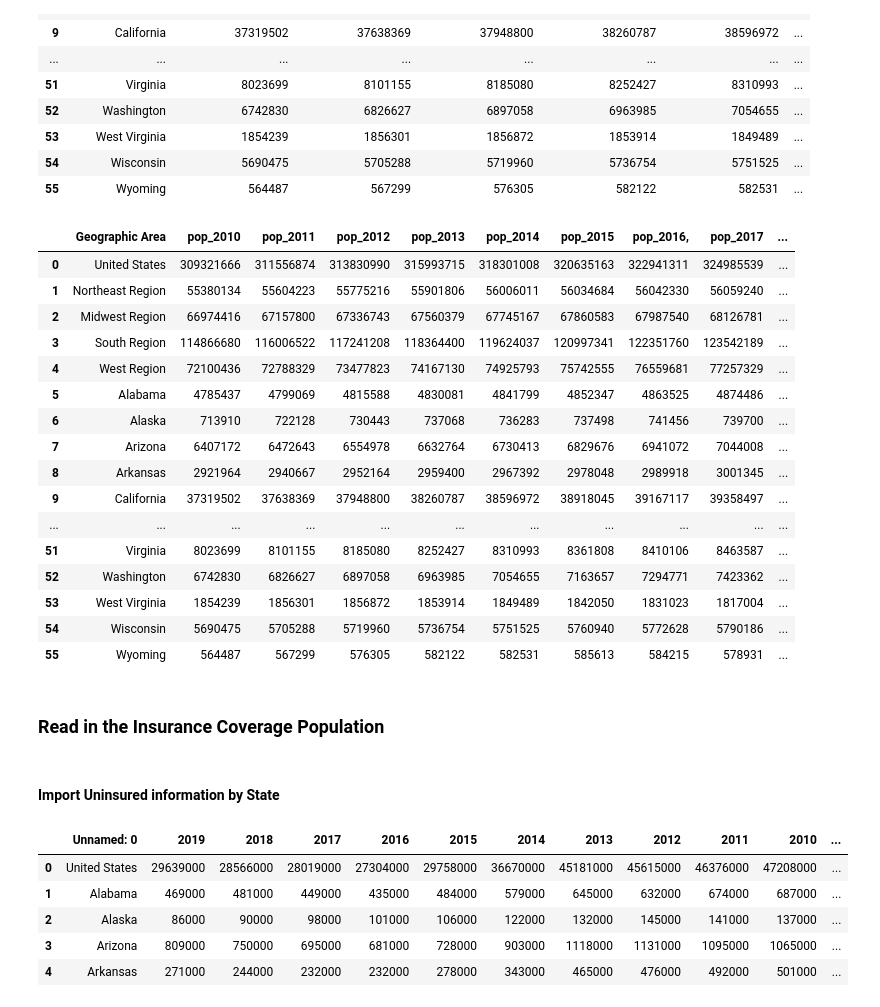
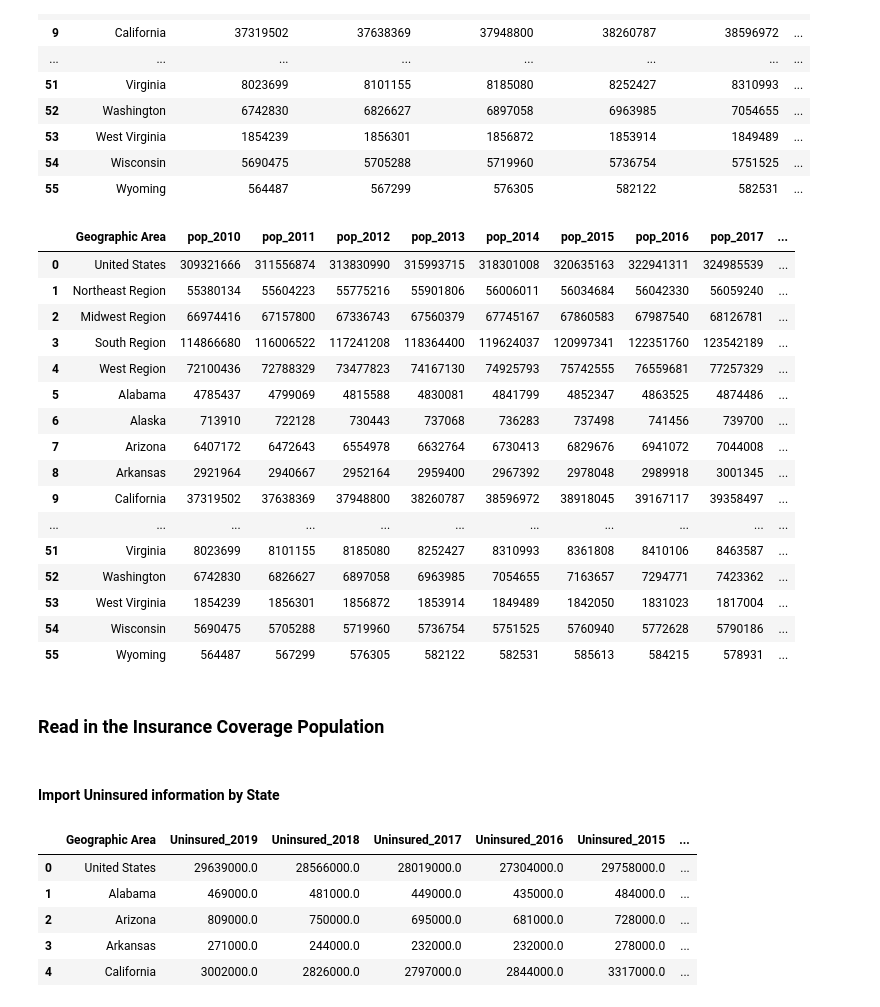
Before and after one commit to dpatelaqua/silver-health, a Jupyter notebook: notebook/capstone_step1.ipynb, the cells around one changed output. Saved outputs shown, nothing was run; the diff lists cells and outputs as text; code cells hidden in the pictures.

```diff
--- a/notebook/capstone_step1.ipynb
+++ b/notebook/capstone_step1.ipynb
@@ -243,11 +241,11 @@ memory usage: 29.4+ KB
 # %%
 # Select the relative columns required for the purposes of this project
 pop_2020.columns = ['Geographic Area','pop_2010','pop_2011','pop_2012',
-                              'pop_2013','pop_2014','pop_2015','pop_2016,','pop_2017',
+                              'pop_2013','pop_2014','pop_2015','pop_2016','pop_2017',
                               'pop_2018','pop_2019']
 pop_2020
 # %% [output]
-|  | Geographic Area | pop_2010 | pop_2011 | pop_2012 | pop_2013 | pop_2014 | pop_2015 | pop_2016, | pop_2017 | ... |
+|  | Geographic Area | pop_2010 | pop_2011 | pop_2012 | pop_2013 | pop_2014 | pop_2015 | pop_2016 | pop_2017 | ... |
 | 0 | United States | 309321666 | 311556874 | 313830990 | 315993715 | 318301008 | 320635163 | 322941311 | 324985539 | ... |
 | 1 | Northeast Region | 55380134 | 55604223 | 55775216 | 55901806 | 56006011 | 56034684 | 56042330 | 56059240 | ... |
 | 2 | Midwest Region | 66974416 | 67157800 | 67336743 | 67560379 | 67745167 | 67860583 | 67987540 | 68126781 | ... |
@@ -266,16 +264,17 @@ pop_2020
 | 55 | Wyoming | 564487 | 567299 | 576305 | 582122 | 582531 | 585613 | 584215 | 578931 | ... |
 # %% [markdown]
 ### Read in the Insurance Coverage Population
-# %% [markdown]
-#### Import Uninsured information by State
+# %% [markdown]
+#### Import Uninsured information by State
 # %%
-unins_df1 = pd.read_excel('..\data\Insurance\Insurance 2009 to 2019.xlsx',skiprows = 1, sheet_name = 1)
+unins_df1 = pd.read_excel('..\data\Insurance\Insurance 2009 to 2019.xlsx',skiprows = 2, sheet_name = 1)
 #skiprows = 1,,header=[0, 1], ,
+unins_df1.rename(columns={'Unnamed: 0':'Geographic Area'}, inplace=True)
 unins_df1.head()
 # %% [output]
-|  | Unnamed: 0 | 2019 | 2018 | 2017 | 2016 | 2015 | 2014 | 2013 | 2012 | 2011 | 2010 | ... |
-| 0 | United States | 29639000 | 28566000 | 28019000 | 27304000 | 29758000 | 36670000 | 45181000 | 45615000 | 46376000 | 47208000 | ... |
-| 1 | Alabama | 469000 | 481000 | 449000 | 435000 | 484000 | 579000 | 645000 | 632000 | 674000 | 687000 | ... |
-| 2 | Alaska | 86000 | 90000 | 98000 | 101000 | 106000 | 122000 | 132000 | 145000 | 141000 | 137000 | ... |
-| 3 | Arizona | 809000 | 750000 | 695000 | 681000 | 728000 | 903000 | 1118000 | 1131000 | 1095000 | 1065000 | ... |
-| 4 | Arkansas | 271000 | 244000 | 232000 | 232000 | 278000 | 343000 | 465000 | 476000 | 492000 | 501000 | ... |
+|  | Geographic Area | Uninsured_2019 | Uninsured_2018 | Uninsured_2017 | Uninsured_2016 | Uninsured_2015 | ... |
+| 0 | United States | 29639000.0 | 28566000.0 | 28019000.0 | 27304000.0 | 29758000.0 | ... |
+| 1 | Alabama | 469000.0 | 481000.0 | 449000.0 | 435000.0 | 484000.0 | ... |
+| 2 | Arizona | 809000.0 | 750000.0 | 695000.0 | 681000.0 | 728000.0 | ... |
+| 3 | Arkansas | 271000.0 | 244000.0 | 232000.0 | 232000.0 | 278000.0 | ... |
+| 4 | California | 3002000.0 | 2826000.0 | 2797000.0 | 2844000.0 | 3317000.0 | ... |
```
Also changed, not shown: parts of 34 cells of this notebook.
